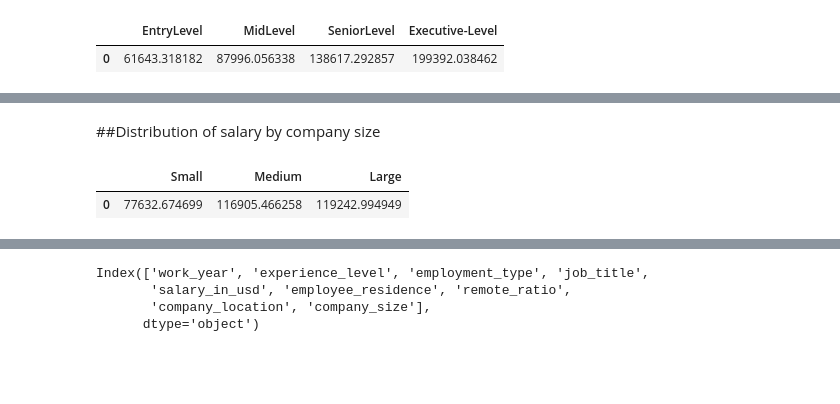
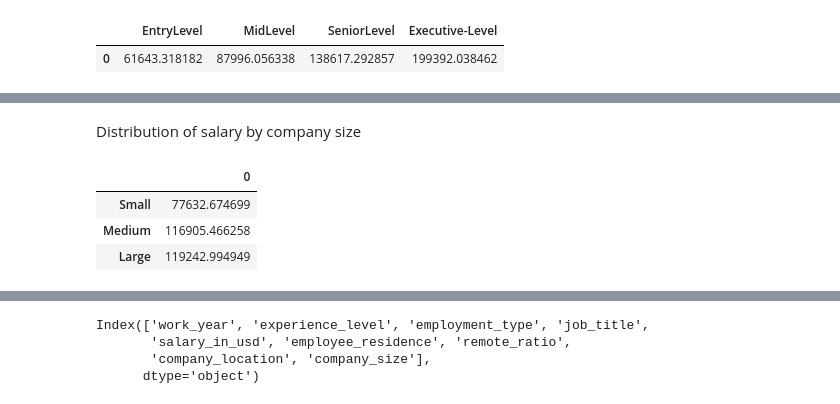
Before and after one commit to Ernestcollins15/Data-related-jobs, a Jupyter notebook: ds_salary.ipynb, the cells around one changed output, grey strips where cells are left out. Cells and saved outputs as stored; diff of their text form; code cells hidden in the pictures; blank space fills up the shorter version.

```diff
--- a/ds_salary.ipynb
+++ b/ds_salary.ipynb
@@ -7,5 +7,7 @@ from sklearn.preprocessing import OrdinalEncoder
 # %%
-#getting columns of intrest from the data rather than the whole dataset
-salary=pd.read_csv(r'C:\Users\Ernest\Downloads\ds_salaries.csv',usecols= ['work_year', 'experience_level', 'employment_type','job_title','salary_in_usd','employee_residence', 'remote_ratio','company_location','company_size'])
+#getting only the columns of intrest from the data rather than the whole dataset
+salary=pd.read_csv(r'C:\Users\Ernest\Downloads\ds_salaries.csv',usecols=
+                   ['work_year', 'experience_level', 'employment_type','job_title',
+                    'salary_in_usd','employee_residence', 'remote_ratio','company_location','company_size'])
 salary.head()
 # %% [output]
@@ -244,5 +251,5 @@ plt.bar(lab,values)
 # %% [markdown]
-##Distribution of salary by company size
+Distribution of salary by company size
 # %%
 co_sal = salary[['salary_in_usd', 'company_size']]
 # Get salaries in clusters of size of companies
@@ -253,9 +260,11 @@ labels = ['Small', 'Medium', 'Large']
 # %%
 # Get the mean salary by company size
 sal_mean = [sal_S['salary_in_usd'].mean(), sal_M['salary_in_usd'].mean(),
             sal_L['salary_in_usd'].mean()]
 mean_salaryper_co=pd.DataFrame(sal_mean,labels)
-mean_salaryper_co.T
+mean_salaryper_co
 # %% [output]
-|  | Small | Medium | Large |
-| 0 | 77632.674699 | 116905.466258 | 119242.994949 |
+|  | 0 |
+| Small | 77632.674699 |
+| Medium | 116905.466258 |
+| Large | 119242.994949 |
```
Also changed, not shown: parts of 27 cells of this notebook.
